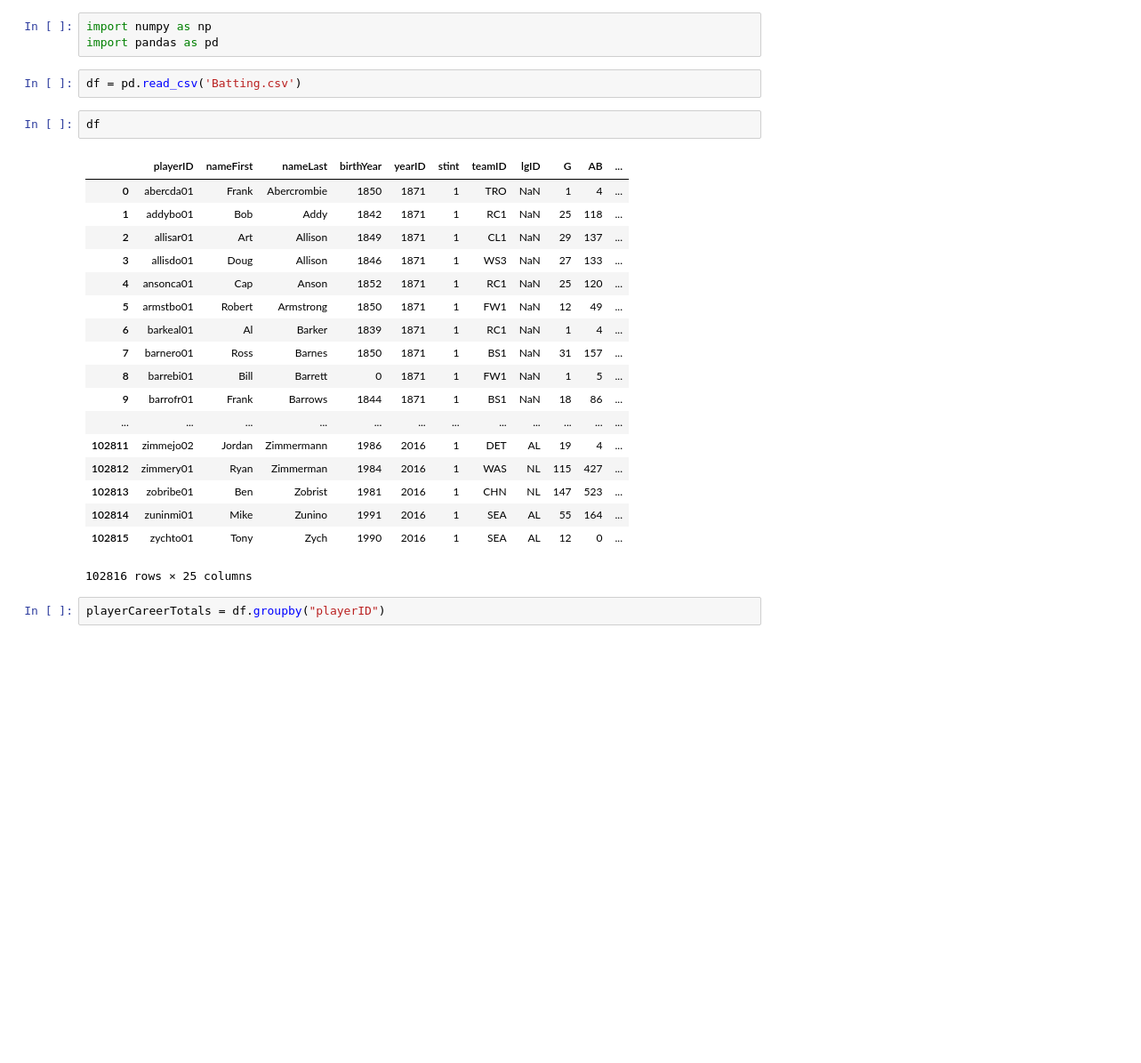
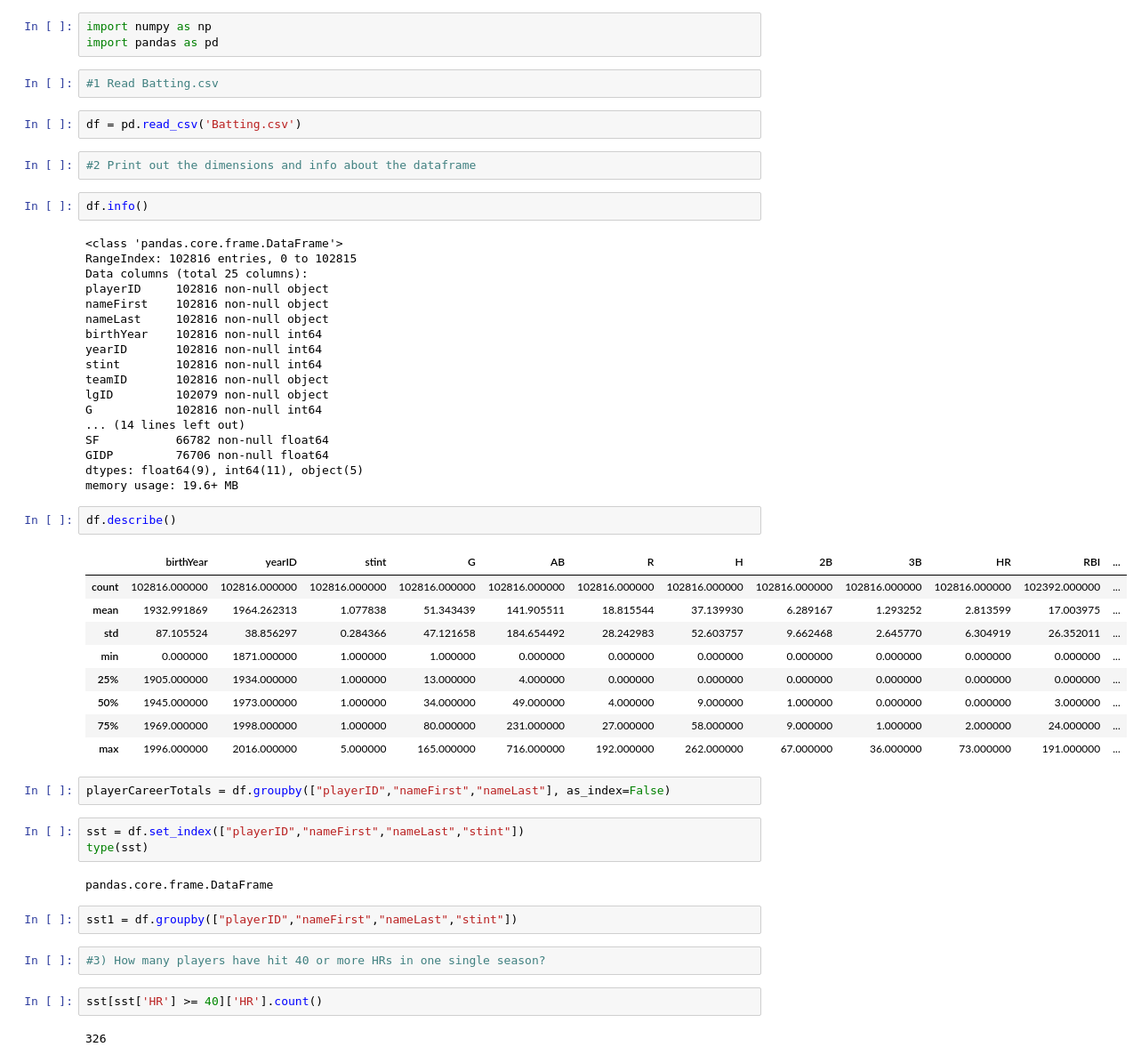
Before and after one commit to mikesturm2001/Python, a Jupyter notebook: Sturm_Michael_Assignment3.ipynb, the cells around one changed output. Shown: that part at 89% size. Saved outputs shown, nothing was run; the diff lists cells and outputs as text; blank space fills up the shorter version.

```diff
--- a/Sturm_Michael_Assignment3.ipynb
+++ b/Sturm_Michael_Assignment3.ipynb
@@ -1,28 +1,56 @@
 # %%
 import numpy as np
 import pandas as pd
+# %%
+#1 Read Batting.csv
 # %%
 df = pd.read_csv('Batting.csv')
+# %%
+#2 Print out the dimensions and info about the dataframe
 # %%
-df
+df.info()
 # %% [output]
-|  | playerID | nameFirst | nameLast | birthYear | yearID | stint | teamID | lgID | G | AB | ... |
-| 0 | abercda01 | Frank | Abercrombie | 1850 | 1871 | 1 | TRO | NaN | 1 | 4 | ... |
-| 1 | addybo01 | Bob | Addy | 1842 | 1871 | 1 | RC1 | NaN | 25 | 118 | ... |
-| 2 | allisar01 | Art | Allison | 1849 | 1871 | 1 | CL1 | NaN | 29 | 137 | ... |
-| 3 | allisdo01 | Doug | Allison | 1846 | 1871 | 1 | WS3 | NaN | 27 | 133 | ... |
-| 4 | ansonca01 | Cap | Anson | 1852 | 1871 | 1 | RC1 | NaN | 25 | 120 | ... |
-| 5 | armstbo01 | Robert | Armstrong | 1850 | 1871 | 1 | FW1 | NaN | 12 | 49 | ... |
-| 6 | barkeal01 | Al | Barker | 1839 | 1871 | 1 | RC1 | NaN | 1 | 4 | ... |
-| 7 | barnero01 | Ross | Barnes | 1850 | 1871 | 1 | BS1 | NaN | 31 | 157 | ... |
-| 8 | barrebi01 | Bill | Barrett | 0 | 1871 | 1 | FW1 | NaN | 1 | 5 | ... |
-| 9 | barrofr01 | Frank | Barrows | 1844 | 1871 | 1 | BS1 | NaN | 18 | 86 | ... |
-| ... | ... | ... | ... | ... | ... | ... | ... | ... | ... | ... | ... |
-| 102811 | zimmejo02 | Jordan | Zimmermann | 1986 | 2016 | 1 | DET | AL | 19 | 4 | ... |
-| 102812 | zimmery01 | Ryan | Zimmerman | 1984 | 2016 | 1 | WAS | NL | 115 | 427 | ... |
-| 102813 | zobribe01 | Ben | Zobrist | 1981 | 2016 | 1 | CHN | NL | 147 | 523 | ... |
-| 102814 | zuninmi01 | Mike | Zunino | 1991 | 2016 | 1 | SEA | AL | 55 | 164 | ... |
-| 102815 | zychto01 | Tony | Zych | 1990 | 2016 | 1 | SEA | AL | 12 | 0 | ... |
-102816 rows × 25 columns
+<class 'pandas.core.frame.DataFrame'>
+RangeIndex: 102816 entries, 0 to 102815
+Data columns (total 25 columns):
+playerID     102816 non-null object
+nameFirst    102816 non-null object
+nameLast     102816 non-null object
+birthYear    102816 non-null int64
+yearID       102816 non-null int64
+stint        102816 non-null int64
+teamID       102816 non-null object
+lgID         102079 non-null object
+G            102816 non-null int64
+... (14 lines left out)
+SF           66782 non-null float64
+GIDP         76706 non-null float64
+dtypes: float64(9), int64(11), object(5)
+memory usage: 19.6+ MB
+# %%
+df.describe()
+# %% [output]
+|  | birthYear | yearID | stint | G | AB | R | H | 2B | 3B | HR | RBI | ... |
+| count | 102816.000000 | 102816.000000 | 102816.000000 | 102816.000000 | 102816.000000 | 102816.000000 | 102816.000000 | 102816.000000 | 102816.000000 | 102816.000000 | 102392.000000 | ... |
+| mean | 1932.991869 | 1964.262313 | 1.077838 | 51.343439 | 141.905511 | 18.815544 | 37.139930 | 6.289167 | 1.293252 | 2.813599 | 17.003975 | ... |
+| std | 87.105524 | 38.856297 | 0.284366 | 47.121658 | 184.654492 | 28.242983 | 52.603757 | 9.662468 | 2.645770 | 6.304919 | 26.352011 | ... |
+| min | 0.000000 | 1871.000000 | 1.000000 | 1.000000 | 0.000000 | 0.000000 | 0.000000 | 0.000000 | 0.000000 | 0.000000 | 0.000000 | ... |
+| 25% | 1905.000000 | 1934.000000 | 1.000000 | 13.000000 | 4.000000 | 0.000000 | 0.000000 | 0.000000 | 0.000000 | 0.000000 | 0.000000 | ... |
+| 50% | 1945.000000 | 1973.000000 | 1.000000 | 34.000000 | 49.000000 | 4.000000 | 9.000000 | 1.000000 | 0.000000 | 0.000000 | 3.000000 | ... |
+| 75% | 1969.000000 | 1998.000000 | 1.000000 | 80.000000 | 231.000000 | 27.000000 | 58.000000 | 9.000000 | 1.000000 | 2.000000 | 24.000000 | ... |
+| max | 1996.000000 | 2016.000000 | 5.000000 | 165.000000 | 716.000000 | 192.000000 | 262.000000 | 67.000000 | 36.000000 | 73.000000 | 191.000000 | ... |
 # %%
-playerCareerTotals = df.groupby("playerID")
+playerCareerTotals = df.groupby(["playerID","nameFirst","nameLast"], as_index=False)
+# %%
+sst = df.set_index(["playerID","nameFirst","nameLast","stint"])
+type(sst)
+# %% [output]
+pandas.core.frame.DataFrame
+# %%
+sst1 = df.groupby(["playerID","nameFirst","nameLast","stint"])
+# %%
+#3) How many players have hit 40 or more HRs in one single season?
+# %%
+sst[sst['HR'] >= 40]['HR'].count()
+# %% [output]
+326
```
Also changed, not shown: parts of 24 cells of this notebook.
